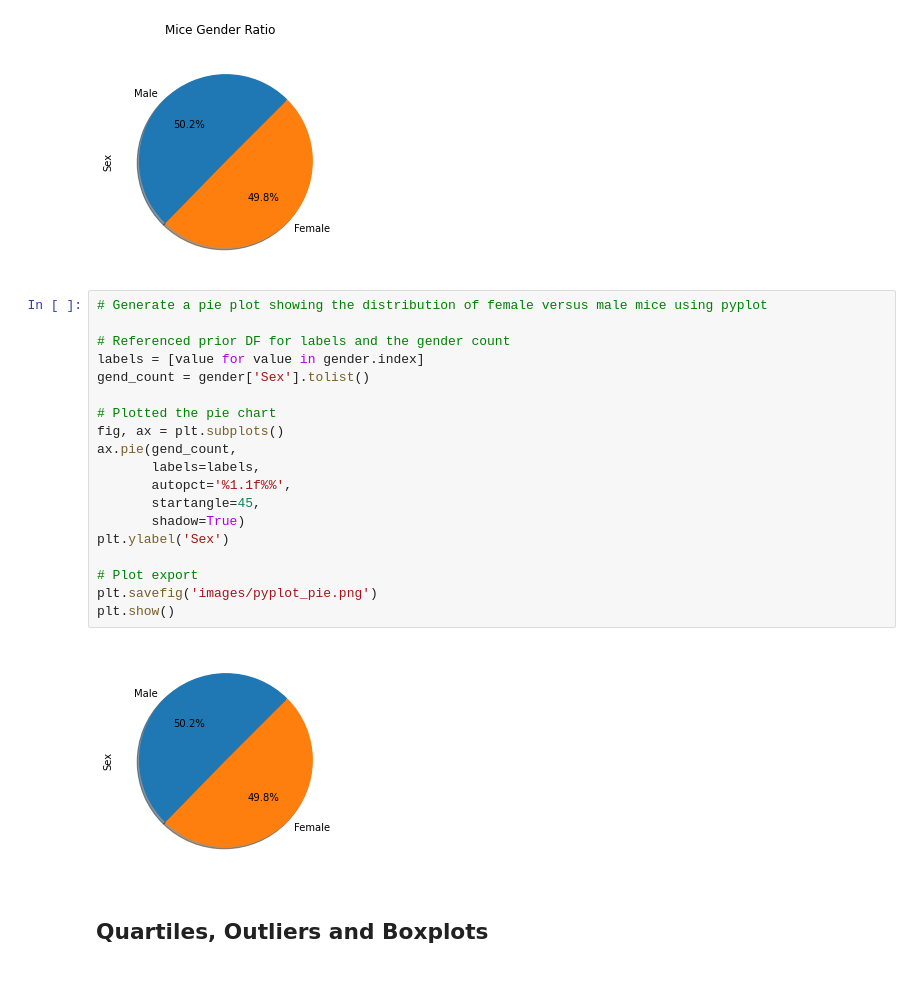
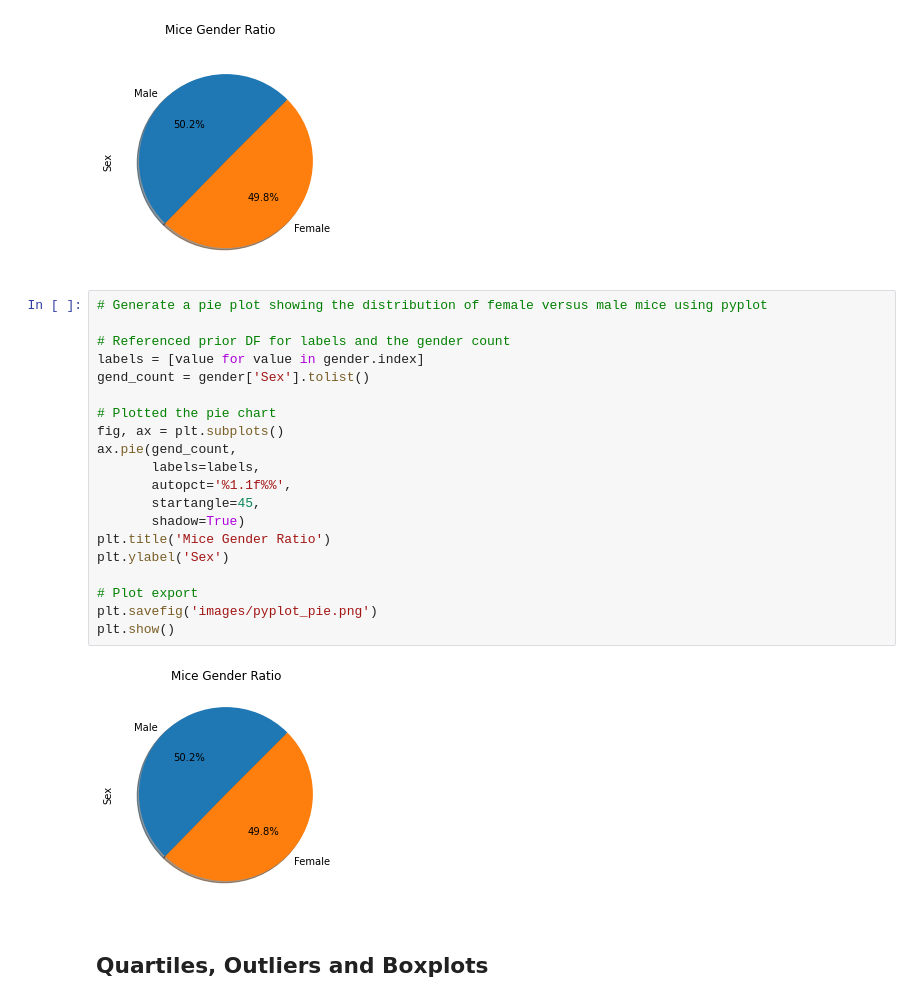
Before and after one commit to szerpa17/matplotlib-challenge, a Jupyter notebook: Pymaceuticals/pymaceuticals.ipynb, the cells around one changed output. Saved outputs shown, nothing was run; the diff lists cells and outputs as text.

Commit message:
Minor chart edits

```diff
--- a/Pymaceuticals/pymaceuticals.ipynb
+++ b/Pymaceuticals/pymaceuticals.ipynb
@@ -283,24 +283,25 @@ plt.show()
 # %%
 # Generate a pie plot showing the distribution of female versus male mice using pyplot
 
 # Referenced prior DF for labels and the gender count
 labels = [value for value in gender.index]
 gend_count = gender['Sex'].tolist()
 
 # Plotted the pie chart
 fig, ax = plt.subplots()
 ax.pie(gend_count,
        labels=labels,
        autopct='%1.1f%%',
        startangle=45,
        shadow=True)
+plt.title('Mice Gender Ratio')
 plt.ylabel('Sex')
 
 # Plot export
 plt.savefig('images/pyplot_pie.png')
 plt.show()
 # %% [output]
-[figure, old version]
+[figure, new version]
 # %% [markdown]
 ## Quartiles, Outliers and Boxplots
 # %%
```
Also changed, not shown: parts of 3 cells of this notebook, 4 other files.
